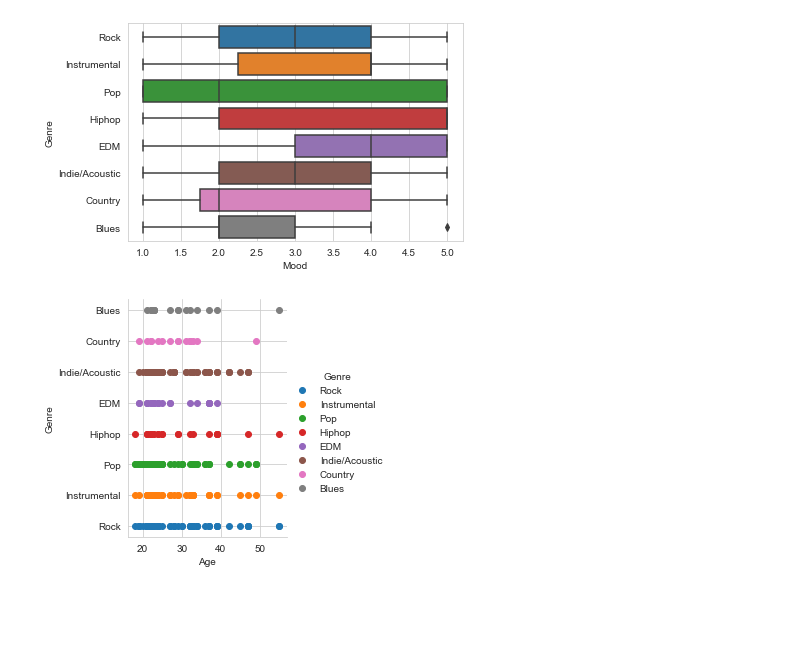
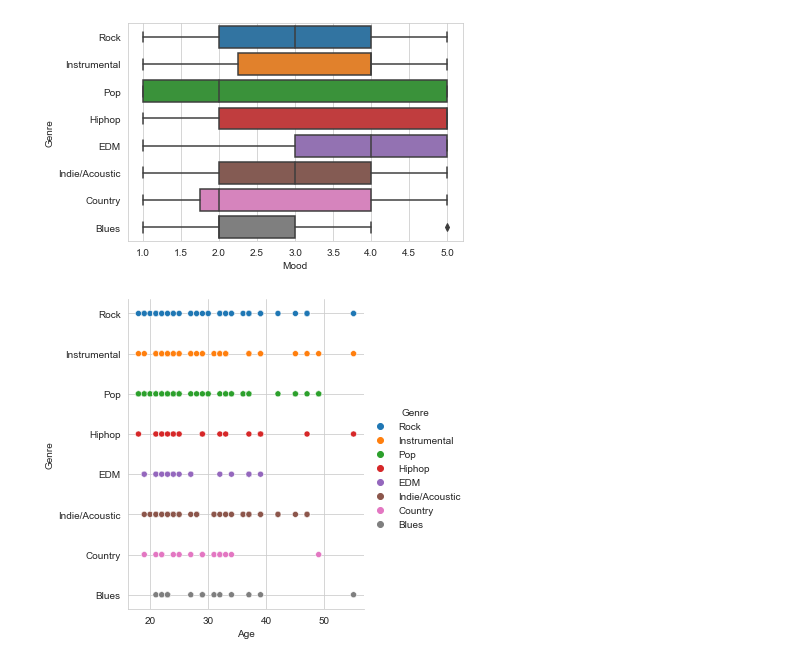
Before and after one commit to NAyeshaKhan/Music_Recommendation_App, a Jupyter notebook: MusicApp/Test Music AI.ipynb, the cells around one changed output. Drawn from its saved outputs; the diff is of its cells as text; code cells hidden in the pictures; blank space fills up the shorter version.

Commit message:
EDA updated
Data visualization added. Will remove redundant graphs if needed

```diff
--- a/MusicApp/Test Music AI.ipynb
+++ b/MusicApp/Test Music AI.ipynb
@@ -9,7 +9,7 @@ from sklearn.model_selection import train_test_split
 from sklearn.impute import SimpleImputer
 from sklearn.preprocessing import StandardScaler
 
-df=pd.read_csv('MRec2.csv')
+df=pd.read_csv('MRec.csv')
 df.head()
 # %% [output]
 |  | Age | Gender | Mood | Genre | Unnamed: 4 | Unnamed: 5 | Unnamed: 6 | Unnamed: 7 | Unnamed: 8 | ... |
@@ -162,7 +128,7 @@ sns.boxplot(x='Mood',y='Genre',data=df)
 [figure]
 # %%
 sns.set_style("whitegrid");
-sns.FacetGrid(df, hue="Genre", height=4).map(plt.scatter, "Age", "Genre").add_legend();
+sns.relplot(x='Age',y='Genre',hue='Genre', data=df)
 plt.show();
 # %% [output]
-[figure, old version]
+[figure, new version]
```
Also changed, not shown: parts of 6 cells of this notebook.
